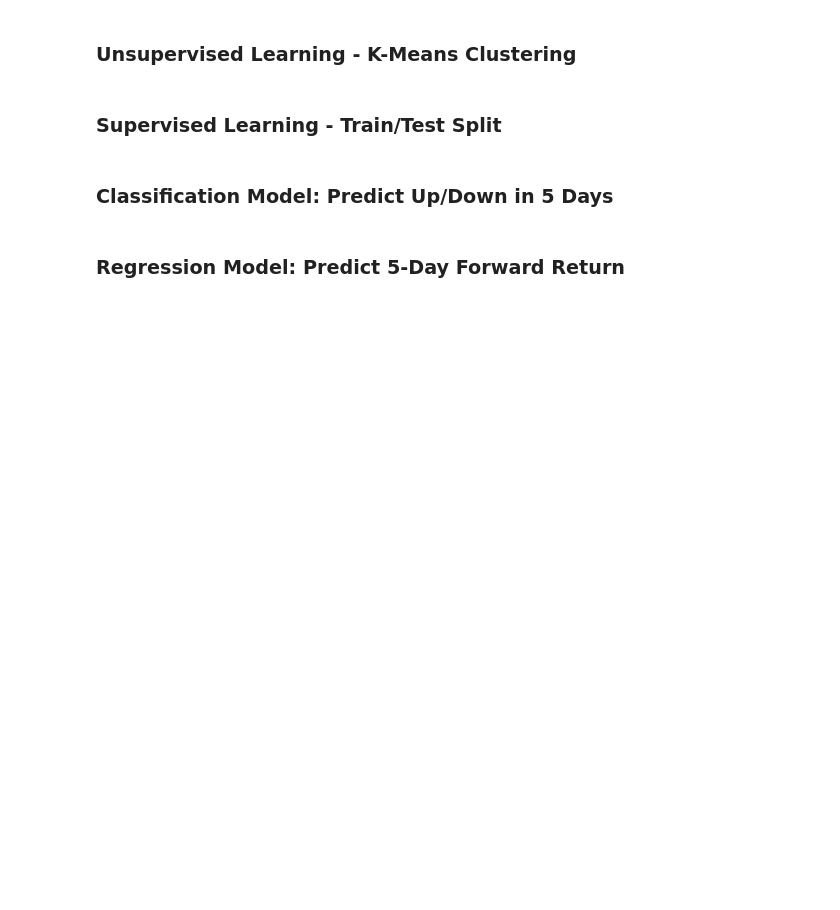
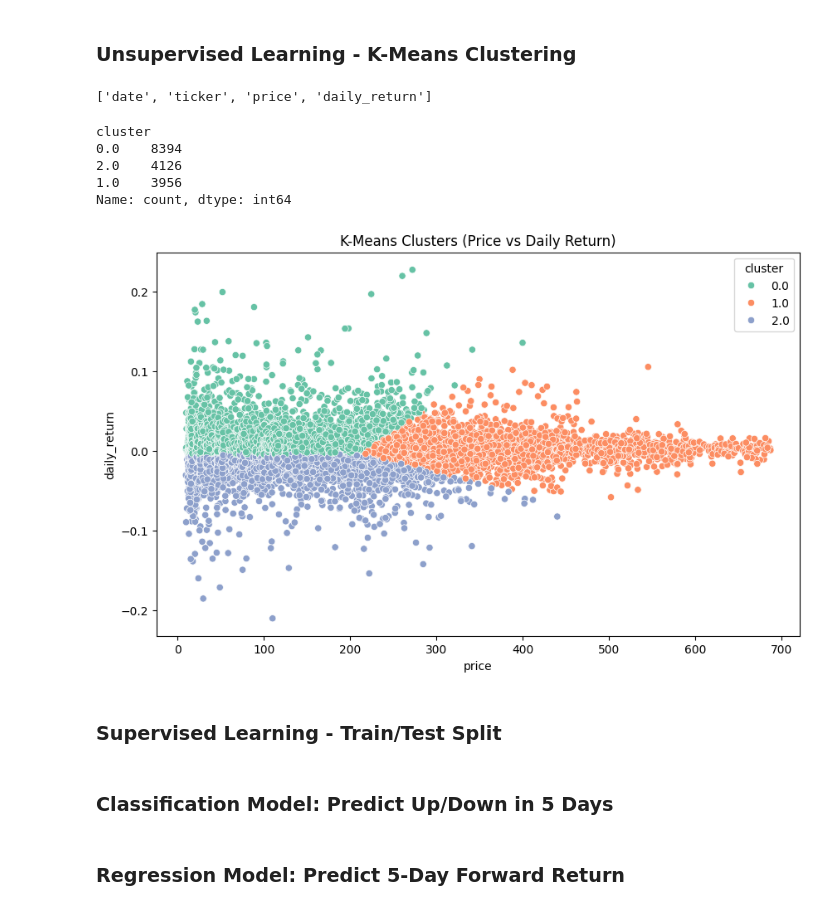
Before and after one commit to gcm107/Team-A, a Jupyter notebook: data-exploration.ipynb, the cells around one changed output. Cells and saved outputs as stored; diff of their text form; code cells hidden in the pictures; blank space fills up the shorter version.

Commit message:
Added K-Mean

```diff
--- a/data-exploration.ipynb
+++ b/data-exploration.ipynb
@@ -358,5 +358,51 @@ model_df.head()
 # %% [markdown]
 ###  Unsupervised Learning - K-Means Clustering
+# %%
+df.columns.tolist()
+# %% [output]
+['date', 'ticker', 'price', 'daily_return']
+# %%
+
+# ------------------------------
+# 1. Select numeric columns
+# ------------------------------
+X = df[['price', 'daily_return']].dropna()
+
+# ------------------------------
+# 2. Standardize data
+# ------------------------------
+scaler = StandardScaler()
+X_scaled = scaler.fit_transform(X)
+
+# ------------------------------
+# 3. Run K-Means
+# ------------------------------
+kmeans = KMeans(n_clusters=3, random_state=42)
+clusters = kmeans.fit_predict(X_scaled)
+
+# Add cluster labels to df
+df.loc[X.index, 'cluster'] = clusters.astype(int)
+
+print(df['cluster'].value_counts())
+# %% [output]
+cluster
+0.0    8394
+2.0    4126
+1.0    3956
+Name: count, dtype: int64
+# %%
+plt.figure(figsize=(10, 6))
+sns.scatterplot(
+    data=df,
+    x='price',
+    y='daily_return',
+    hue='cluster',
+    palette='Set2'
+)
+plt.title("K-Means Clusters (Price vs Daily Return)")
+plt.show()
+# %% [output]
+[figure, added]
 # %% [markdown]
 ### Supervised Learning - Train/Test Split
 # %% [markdown]
```
Also changed, not shown: parts of 10 cells of this notebook, 1 other file.
